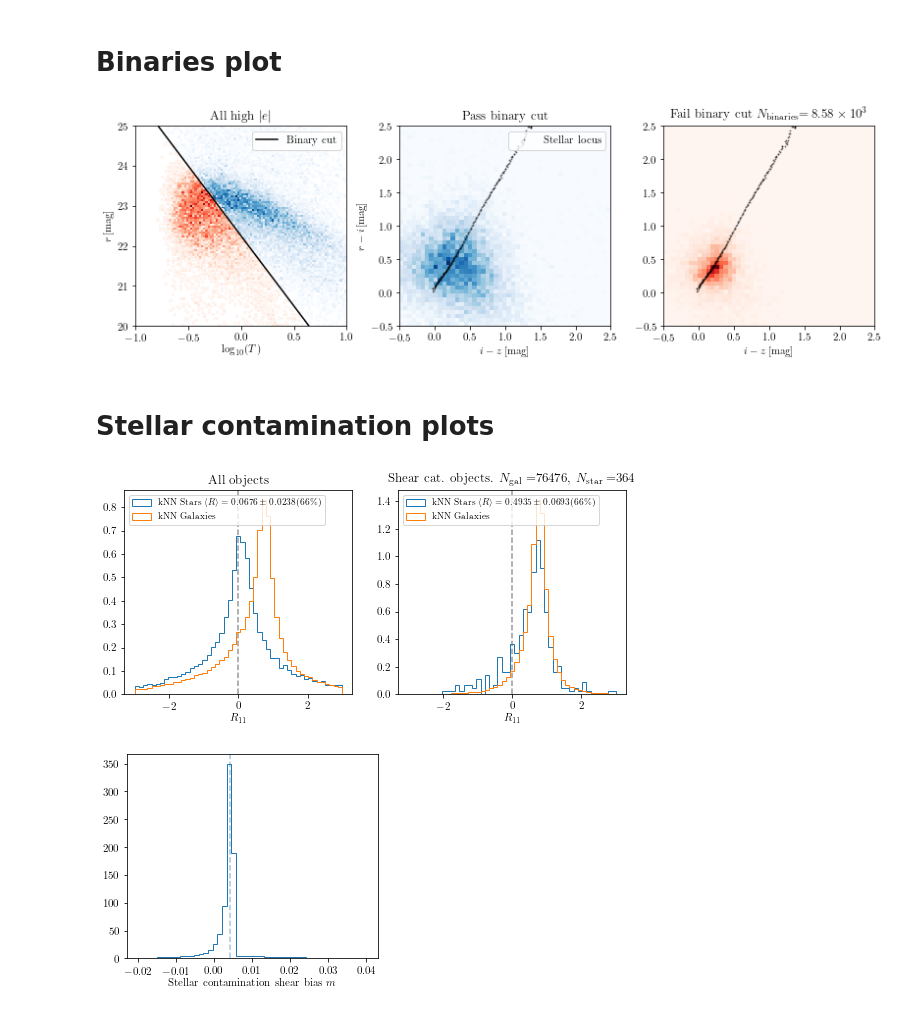
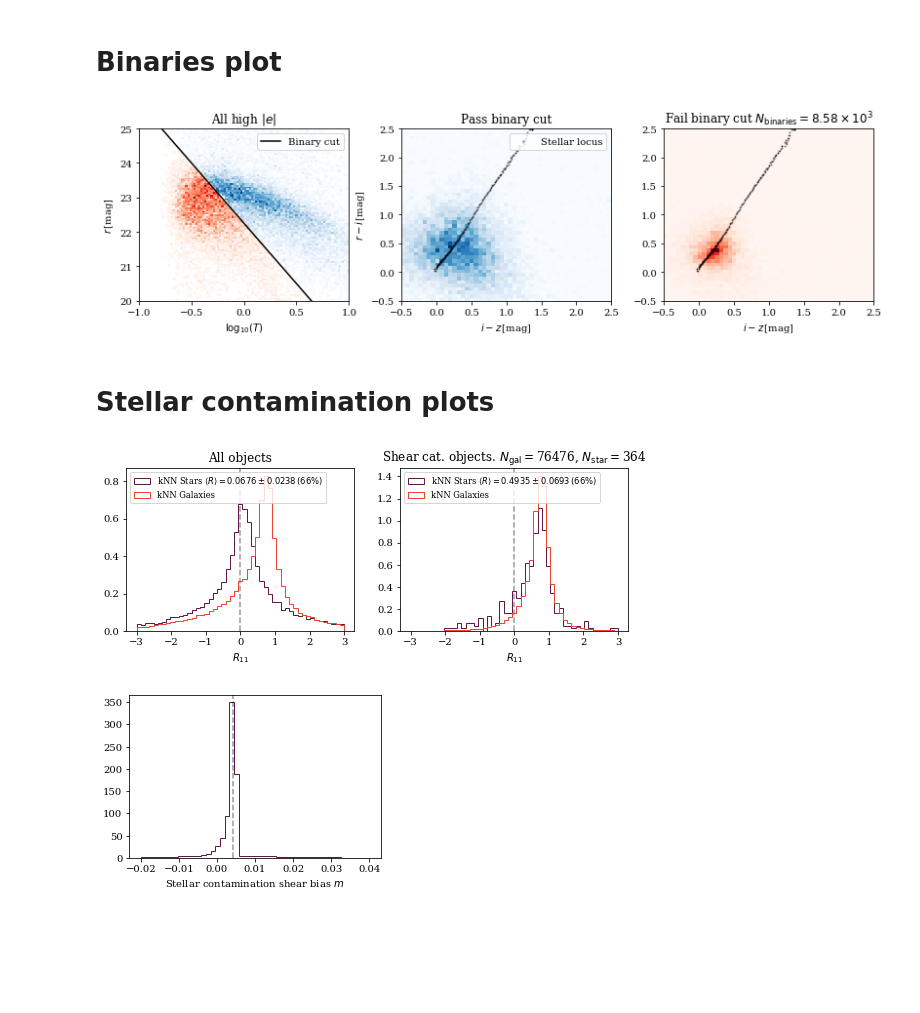
Before and after one commit to des-science/Y3_shearcat_tests, a Jupyter notebook: final_plots_paper/All_the_plots.ipynb, the cells around one changed output. Saved outputs shown, nothing was run; the diff lists cells and outputs as text; code cells hidden in the pictures; blank space fills up the shorter version.

Commit message:
plots...

```diff
--- a/final_plots_paper/All_the_plots.ipynb
+++ b/final_plots_paper/All_the_plots.ipynb
@@ -554,16 +610,6 @@ plt.savefig("e_syst_final.pdf",bbox_inches='tight')
 # %% [markdown]
 # Binaries plot
 # %%
-def load_obj(name):
-    with open(name + '.pkl', 'rb') as f:
-        return pickle.load(f)#, encoding='latin1')
-
-# I tend to prefer serif fonts but YMMV
-from matplotlib import rc
-rc('text', usetex=True)
-rc('font', family='serif')
-rc('font', size=11)
-
 def frexp10(x):
     # convenience function to print standard form numbers in latex
     exp = int(np.floor(np.log10(abs(x))))
@@ -579,49 +625,43 @@ cut_y = binaries_dict['cut_y']
 h, xedges, yedges, _ = plt.hist2d(cat['logT'], cat['magr'], bins=[np.linspace(-1,1,100), np.linspace(20,25,100)], cmap='Blues')
 
 plt.close('all')
-plt.figure(1, figsize=(3*4.5, 3.75))
+plt.figure(1, figsize=(3*4.5, 3.25))
 
 plt.subplot(131)
 plt.title('All high $\\left|e\\right|$')
 plt.hist2d(cat['logT'][~cat['binaries']], cat['magr'][~cat['binaries']], bins=(xedges, yedges), cmap='Blues', cmin=1.e-9, label='Pass')
 plt.hist2d(cat['logT'][cat['binaries']], cat['magr'][cat['binaries']], bins=(xedges, yedges), cmap='Reds', cmin=1.e-9, label='Fail')
 #plt.hist2d(cat['logT'], cat['magr'], bins=(xedges, yedges), cmap='Blues')#, cmin=1.e-9)
 plt.plot(np.log10(cut_x), cut_y, 'k-', label='Binary cut')
 plt.legend(loc='upper right')
 plt.xlabel('$\log_{10}(T)$')
 plt.ylabel('$r \,$[mag]')
 
 plt.subplot(132)
 plt.title('Pass binary cut')
 h, xedges, yedges, _ = plt.hist2d(cat['magi'][~cat['binaries']]-cat['magz'][~cat['binaries']], cat['magr'][~cat['binaries']]-cat['magi'][~cat['binaries']], bins=[np.linspace(-0.5,2.5,50),np.linspace(-0.5,2.5,50)], cmap='Blues')
 plt.plot(stellar_loci['i-z'], stellar_loci['r-i'], 'ko', ms=1, alpha=0.4, label='Stellar locus')
 plt.legend(loc='upper right')
 plt.xlabel('$i - z\,$[mag]')
 plt.ylabel('$r - i\,$[mag]')
 
 plt.subplot(133)
 plt.title('Fail binary cut $N_{\\rm binaries}$'+'$={0:.2f}\\times 10^{{{1}}}$'.format(*frexp10(np.sum(cat['binaries']))))
 plt.hist2d(cat['magi'][cat['binaries']]-cat['magz'][cat['binaries']], cat['magr'][cat['binaries']]-cat['magi'][cat['binaries']], bins=(xedges, yedges), cmap='Reds')
 plt.plot(stellar_loci['i-z'], stellar_loci['r-i'], 'ko', ms=1, alpha=0.4)
 plt.xlabel('$i - z\,$[mag]')
 
 plt.subplots_adjust(wspace=0.25)
 plt.savefig('./figures/binaries.png', dpi=300, bbox_inches='tight')
 plt.savefig('./figures/binaries.pdf', bbox_inches='tight')
 # %% [output]
-[figure, old version]
+[figure, new version]
 # %% [markdown]
 # Stellar contamination plots
 # %%
-def load_obj(name):
-    with open(name + '.pkl', 'rb') as f:
-        return pickle.load(f)#, encoding='latin1')
 
 # I tend to prefer serif fonts but YMMV
-from matplotlib import rc
-rc('text', usetex=True)
-rc('font', family='serif')
-rc('font', size=11)
+
 
 plot_dir = './figures/'
 stellar_dict = load_obj('everything_you_need_for_stellar_contamination')
@@ -639,33 +679,34 @@ mastercat_version = stellar_dict['mastercat_version']
 m = stellar_dict['m']
 mask = stellar_dict['mask']
 
-plt.figure(1, figsize=(2*4.5, 3.75))
+#plt.figure(1, figsize=(2*4.5, 3.75))
+plt.figure(1, figsize=(2*4.5, 3))
 plt.subplot(121)
-plt.hist(star_R11, histtype='step', bins=np.linspace(-3,3,50), density=True, label='kNN Stars $\\langle R \\rangle  = {0:.4f} \pm {1:.4f}\,(66\%)$'.format(star_R11.mean(), star_R_66))
-plt.hist(gal_R11, histtype='step', bins=np.linspace(-3,3,50), density=True, label='kNN Galaxies')
+plt.hist(star_R11, histtype='step', bins=np.linspace(-3,3,50),color=colors[0], density=True, label='kNN Stars $\\langle R \\rangle  = {0:.4f} \pm {1:.4f}\,(66\%)$'.format(star_R11.mean(), star_R_66))
+plt.hist(gal_R11, histtype='step', bins=np.linspace(-3,3,50),color=colors[1], density=True, label='kNN Galaxies')
 plt.title('All objects')
 plt.axvline(0, alpha=0.4, color='k', linestyle='dashed', zorder=-1)
-plt.legend(loc='upper left', fontsize='small')
+plt.legend(loc='upper left', fontsize=fontsize)
 plt.xlabel('$R_{11}$')
 plt.subplot(122)
-star_R_counts, star_R_bins, _ = plt.hist(shape_star_R11, histtype='step', bins=np.linspace(-3,3,50), density=True, label='kNN Stars $\\langle R \\rangle  = {0:.4f} \pm {1:.4f}\,(66\%)$'.format(shape_star_R11.mean(), shape_star_R_66))
-galaxy_R_counts, galaxy_R_bins, _ = plt.hist(shape_gal_R11, histtype='step', bins=np.linspace(-3,3,50), density=True, label='kNN Galaxies')
+star_R_counts, star_R_bins, _ = plt.hist(shape_star_R11,color=colors[0], histtype='step', bins=np.linspace(-3,3,50), density=True, label='kNN Stars $\\langle R \\rangle  = {0:.4f} \pm {1:.4f}\,(66\%)$'.format(shape_star_R11.mean(), shape_star_R_66))
+galaxy_R_counts, galaxy_R_bins, _ = plt.hist(shape_gal_R11,color=colors[1],  histtype='step', bins=np.linspace(-3,3,50), density=True, label='kNN Galaxies')
 star_R_bins = (star_R_bins[:-1]+ star_R_bins[1:])/2
 galaxy_R_bins = (galaxy_R_bins[:-1]+ galaxy_R_bins[1:])/2
 plt.axvline(0, alpha=0.4, color='k', linestyle='dashed', zorder=-1)
 plt.title('Shear cat. objects. $N_{\\rm gal} = $'+'{0}'.format(np.sum(gals_kNN*shape_cut))+', $N_{\\rm star} = $'+'{0}'.format(np.sum(stars_kNN*shape_cut)))
-plt.legend(loc='upper left', fontsize='small')
+plt.legend(loc='upper left', fontsize=fontsize)
 plt.xlabel('$R_{11}$')
 plt.savefig(plot_dir + 'stellar-class-responses_{0}.png'.format(mastercat_version), dpi=300, bbox_inches='tight')
 plt.savefig(plot_dir + 'stellar-class-responses_{0}.pdf'.format(mastercat_version), bbox_inches='tight')
 
-plt.figure(2, figsize=(4.5, 3.75))
-plt.hist(m[mask], histtype='step', bins=np.linspace(-0.02, 0.04, 50), density=True)
-plt.axvline(np.median(m[mask]), linestyle='dashed', alpha=0.4)
+plt.figure(2, figsize=(4.5, 3))
+plt.hist(m[mask], histtype='step',color=colors[0], bins=np.linspace(-0.02, 0.04, 50), density=True)
+plt.axvline(np.median(m[mask]),color='k', linestyle='dashed', alpha=0.4)
 plt.axhline(0, color='k', linewidth=1, zorder=-10)
 plt.xlabel('Stellar contamination shear bias $m$')
 plt.savefig(plot_dir + 'stellar-contamination-biases_{0}.png'.format(mastercat_version), dpi=300, bbox_inches='tight')
 plt.savefig(plot_dir + 'stellar-contamination-biases_{0}.pdf'.format(mastercat_version), bbox_inches='tight')
 # %% [output]
-[figure, old version]
+[figure, new version]
-[figure, old version]
+[figure, new version]
```
Also changed, not shown: parts of 7 cells of this notebook.
